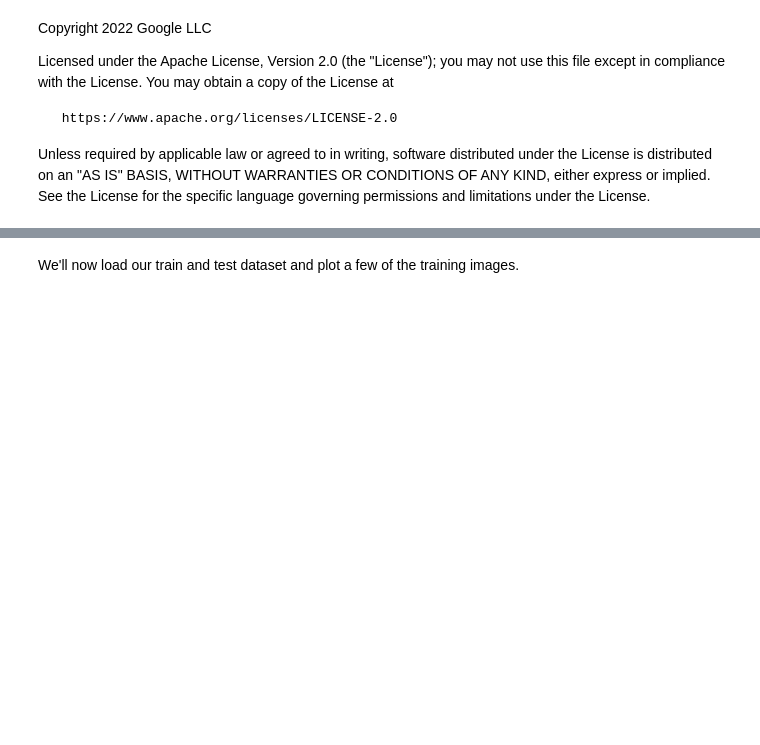
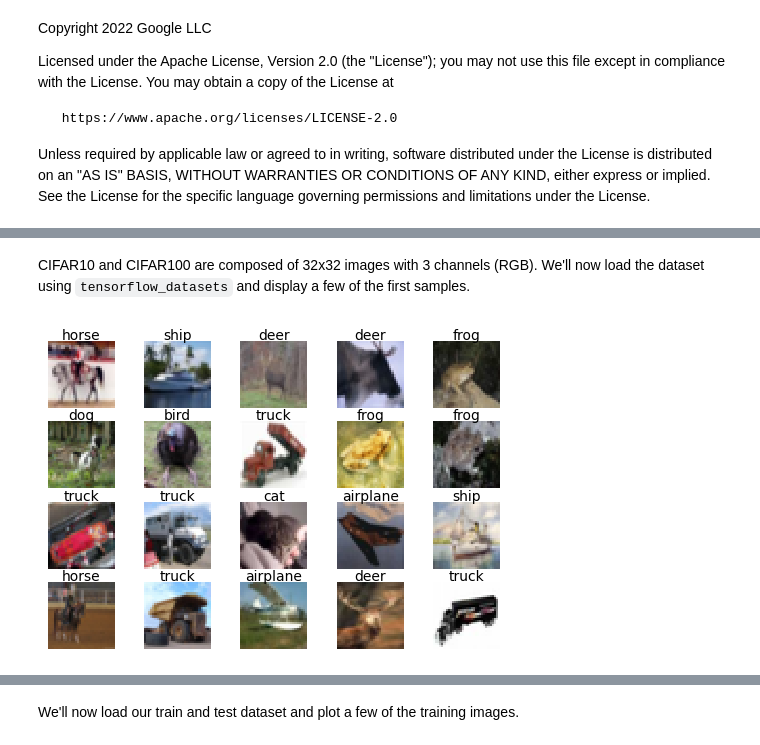
Before and after one commit to google/jaxopt, a Jupyter notebook: docs/notebooks/deep_learning/resnet_flax.ipynb, the cells around one changed output, grey strips where cells are left out. Saved outputs shown, nothing was run; the diff lists cells and outputs as text; code cells hidden in the pictures; blank space fills up the shorter version.

```diff
--- a/docs/notebooks/deep_learning/resnet_flax.ipynb
+++ b/docs/notebooks/deep_learning/resnet_flax.ipynb
@@ -73,0 +60,34 @@ FLAGS = Flags(
+# %%
+#@markdown Total number of epochs to train for:
+MAX_EPOCH = 200 #@param{type:"integer"}
+#@markdown Number of samples in each batch:
+BATCH_SIZE = 128 #@param{type:"integer"}
+#@markdown The initial learning rate for the optimizer:
+INIT_LR = 0.05 #@param{type:"number"}
+#@markdown The model architecture for the neural network. Could be either `'resnet1'`, `'resnet18'`, `'resnet34'`, `'resnet50'` or `'resnet101'`:
+MODEL = "resnet34"  #@param{type:"string"}
+#@markdown The dataset to use. Could be either `'cifar10'` or `'cifar100'`:
+DATASET = "cifar10" #@param{type:"string"}
+#@markdown The amount of L2 regularization (aka weight decay) to use:
+L2_REG = 5e-4 #@param{type:"number"}
+# %% [markdown]
+CIFAR10 and CIFAR100 are composed of 32x32 images with 3 channels (RGB). We'll now load the dataset using `tensorflow_datasets` and display a few of the first samples.
+# %%
+(raw_train_ds, raw_test_ds), info = tfds.load(DATASET, split=['train','test'], as_supervised=True, with_info=True)
+
+input_shape = (1,) + info.features["image"].shape
+num_classes = info.features["label"].num_classes
+iter_per_epoch_train = info.splits['train'].num_examples // BATCH_SIZE
+iter_per_epoch_test = info.splits['test'].num_examples // BATCH_SIZE
+
+raw_train_ds_iter = iter(raw_train_ds)
+_, axes = plt.subplots(nrows=4, ncols=5, figsize=(6, 4))
+for i in range(4):
+  for j in range(5):
+    k = i * 4 + j
+    image, label = next(raw_train_ds_iter)
+    axes[i, j].imshow(image, cmap=plt.cm.gray_r, interpolation="nearest")
+    axes[i, j].set_axis_off()
+    axes[i, j].set_title(info.features['label'].names[label], fontsize=10, y=0.9)
+# %% [output]
+[figure, added]
```
Also changed, not shown: parts of 19 cells of this notebook, 1 other file.
